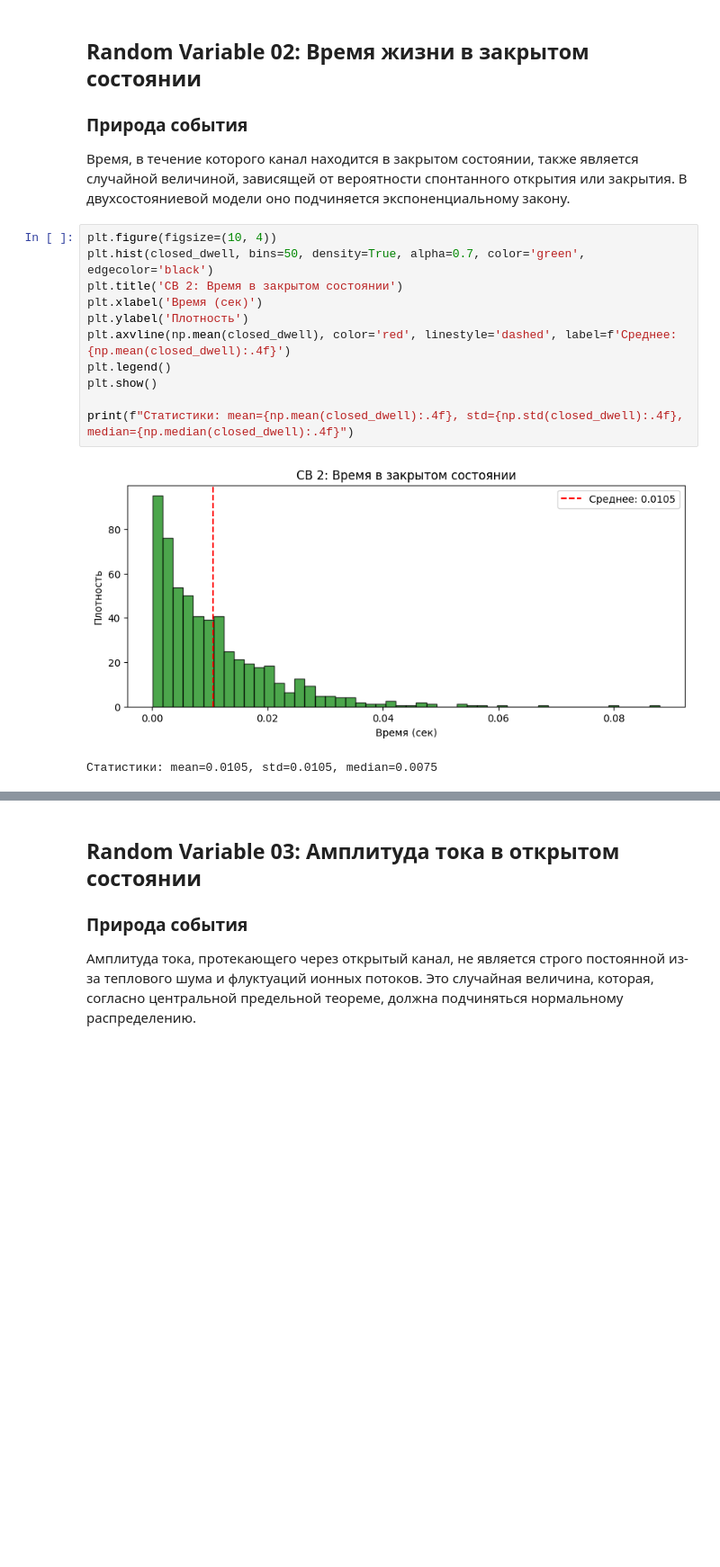
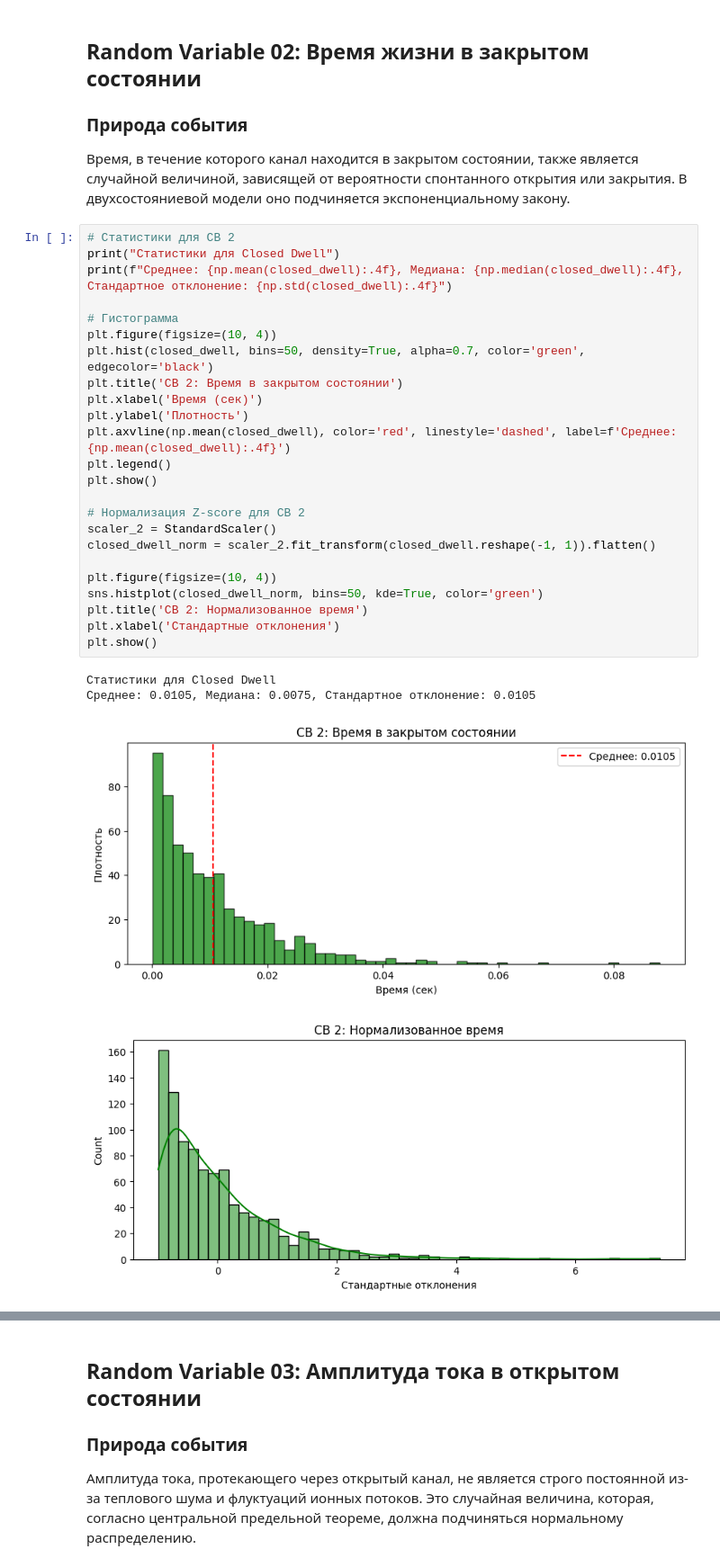
Before and after one commit to pinturia-star/lab01-stochastics, a Jupyter notebook: Lab01.ipynb, the cells around one changed output, grey strips where cells are left out. Shown at 90% size. Drawn from its saved outputs; the diff is of its cells as text; blank space fills up the shorter version.

```diff
--- a/Lab01.ipynb
+++ b/Lab01.ipynb
@@ -102,16 +171,31 @@ print(f"Статистики: mean={np.mean(open_dwell):.4f}, std={np.std(open_d
 ### Природа события
 Время, в течение которого канал находится в закрытом состоянии, также является случайной величиной, зависящей от вероятности спонтанного открытия или закрытия. В двухсостояниевой модели оно подчиняется экспоненциальному закону.
 # %%
+# Статистики для СВ 2
+print("Статистики для Closed Dwell")
+print(f"Среднее: {np.mean(closed_dwell):.4f}, Медиана: {np.median(closed_dwell):.4f}, Стандартное отклонение: {np.std(closed_dwell):.4f}")
+
+# Гистограмма
 plt.figure(figsize=(10, 4))
 plt.hist(closed_dwell, bins=50, density=True, alpha=0.7, color='green', edgecolor='black')
 plt.title('СВ 2: Время в закрытом состоянии')
 plt.xlabel('Время (сек)')
 plt.ylabel('Плотность')
 plt.axvline(np.mean(closed_dwell), color='red', linestyle='dashed', label=f'Среднее: {np.mean(closed_dwell):.4f}')
 plt.legend()
 plt.show()
 
-print(f"Статистики: mean={np.mean(closed_dwell):.4f}, std={np.std(closed_dwell):.4f}, median={np.median(closed_dwell):.4f}")
+# Нормализация Z-score для СВ 2
+scaler_2 = StandardScaler()
+closed_dwell_norm = scaler_2.fit_transform(closed_dwell.reshape(-1, 1)).flatten()
+
+plt.figure(figsize=(10, 4))
+sns.histplot(closed_dwell_norm, bins=50, kde=True, color='green')
+plt.title('СВ 2: Нормализованное время')
+plt.xlabel('Стандартные отклонения')
+plt.show()
 # %% [output]
+Статистики для Closed Dwell
+Среднее: 0.0105, Медиана: 0.0075, Стандартное отклонение: 0.0105
 [figure]
-Статистики: mean=0.0105, std=0.0105, median=0.0075
+[figure, added]
```
Also changed, not shown: parts of 33 cells of this notebook.
